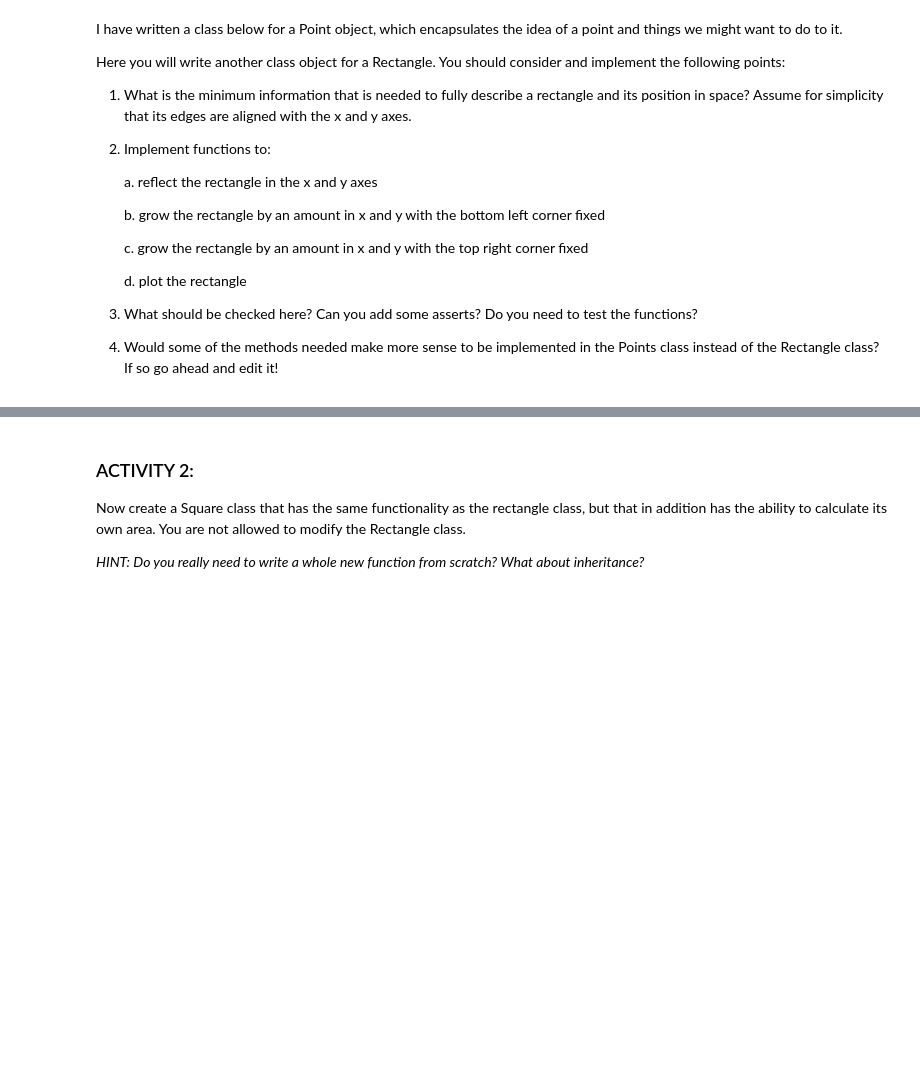
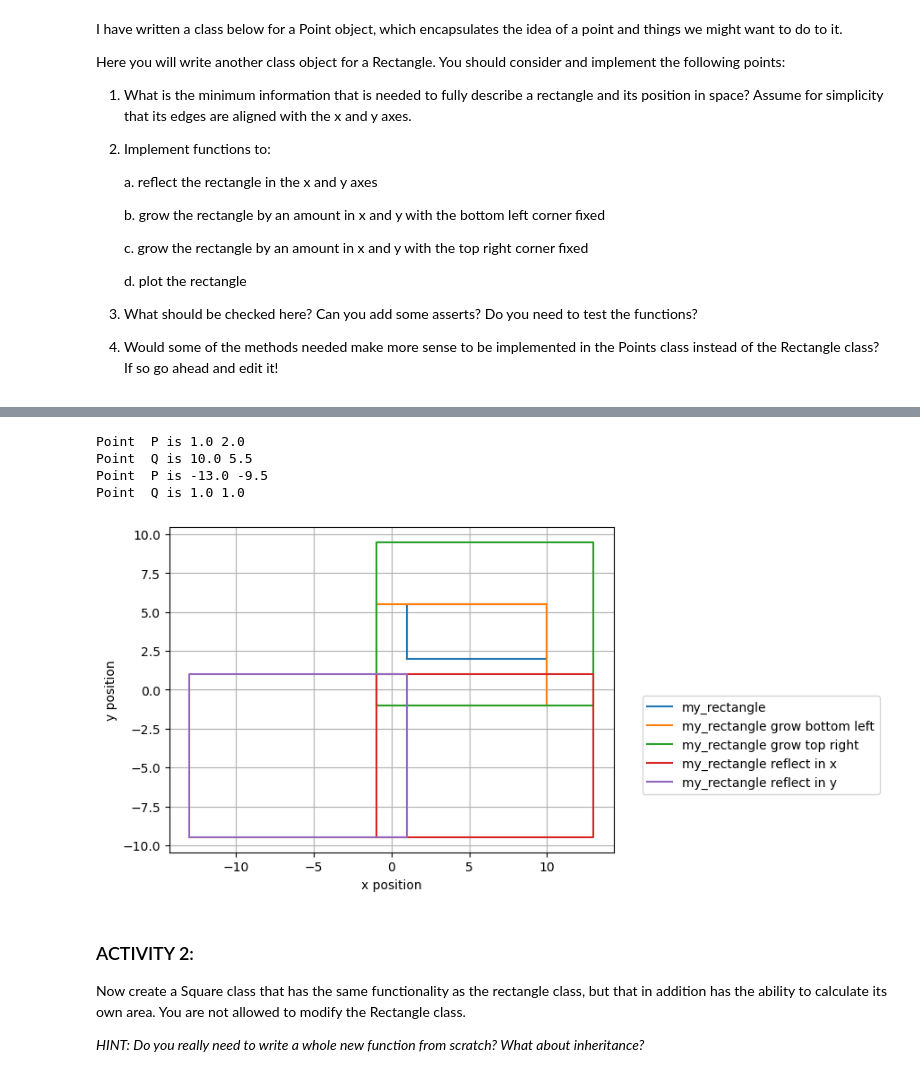
Before and after one commit to VeatrikiVas/TopicsInSciComp, a Jupyter notebook: Notebooks/Week3_LabExercises.ipynb, the cells around one changed output, grey strips where cells are left out. Cells and saved outputs as stored; diff of their text form; code cells hidden in the pictures; blank space fills up the shorter version.

```diff
--- a/Notebooks/Week3_LabExercises.ipynb
+++ b/Notebooks/Week3_LabExercises.ipynb
@@ -64,8 +64,8 @@ class Point :
         return np.sqrt((A.x - B.x)**2.0 + (A.y - B.y)**2.0)
 
     def move_point(self,dx,dy) :
-        self.x += dx
-        self.y += dy
+        self.x = self.x + dx
+        self.y = self.y + dy
 
     def plot_point(self, ax) :
         ax.plot(self.x, self.y, 'o', label=self.name)
@@ -76,9 +76,9 @@ class Point :
     def reflect_point_about_axis(self, axis='') : # function to reflect points about axis so that can reflect the rectangle
         # This will swap the point's coordinates
         if axis == 'x':
-            self.y= -self.y
+            self.y = - self.y
         elif axis == 'y':
-            self.x == -self.x
+            self.x = - self.x
         else:
             False, 'invalid axis'
 
@@ -114,7 +114,7 @@ plt.legend()
 print(first_point._Point__private_variable) # This will
 
 # Can get info on the new class - uncomment to see this
-Point?
+# Point?
 # %% [output]
 Point  P is 1.0 2.0
 Point  Q is 4.0 7.5
@@ -234,3 +210,62 @@ Point  Q is 7.0 4.5
+# %%
+# Tests - should strictly write these first!
+first_point = Point(1.0,2.0,"P")
+first_point.print_point()
+
+second_point = Point(10.0,5.5,"Q")
+second_point.print_point()
+
+# Class object created
+my_rectangle = Rectangle(first_point, second_point)
+
+# This one throws an error
+#my_rectangle = Rectangle(second_point, first_point)
+
+# Try the plotting
+plt.plot()
+plt.grid()
+plt.xlabel("x position")
+plt.ylabel("y position")
+ax = plt.gcf().gca()
+my_rectangle.plot_rectangle(ax,"my_rectangle")
+ax.set_aspect('equal')
+
+# Grow bottom left
+my_rectangle.develop_rectangle_sides(2.0,3.0,'bottom_left') #move bottom left point by -dx=-2, -dy=-3 -> (-1,-1) point
+my_rectangle.plot_rectangle(ax,"my_rectangle grow bottom left")
+my_rectangle.check_rectangle()
+
+# Grow top right
+my_rectangle.develop_rectangle_sides(3.0,4.0,'top_right') #move top right point by dx=3, dy=4 -> (6,
+my_rectangle.plot_rectangle(ax,"my_rectangle grow top right")
+my_rectangle.check_rectangle()
+
+# Reflect in x
+my_rectangle.reflect_rectangle_about_axis('x') # now my_rectangle is the green one with P=(-1,-1) and Q=(13,9.5)
+                                               # so the points reflect upon the x axis and change signs of y (coordinates don't swap):
+                                               # (-1,-1)->(-1,1), (-1,9.5)->(-1,-9.5), (13,-1)->(13,1), (13,9.5)->(13,-9.5)
+my_rectangle.plot_rectangle(ax,"my_rectangle reflect in x")
+my_rectangle.check_rectangle()
+
+# Reflect in y
+my_rectangle.reflect_rectangle_about_axis('y') # now my_rectangle is the red one with bottom_left=(-1,-9.5) and top_right=(13,1)
+my_rectangle.plot_rectangle(ax,"my_rectangle reflect in y") #so the points reflect upon the y axis, change signs of x
+                                                            # (-1,-9.5)->(1,-9.5), (13,1)->(-13,1), (-1,1)->(1,1), (13,-9.5)->(-13,9.5)
+my_rectangle.check_rectangle()
+
+# Add legend to plot
+plt.legend(bbox_to_anchor=(1.05, 0.5))
+
+# Print the location of the points after the rectangle methods are applied
+# Note that these have now moved with the transformation!
+first_point.print_point()
+second_point.print_point()
+# %% [output]
+Point  P is 1.0 2.0
+Point  Q is 10.0 5.5
+Point  P is -13.0 -9.5
+Point  Q is 1.0 1.0
+[figure, added]
 # %% [markdown]
 ### ACTIVITY 2:
 
```
Also changed, not shown: parts of 7 cells of this notebook.
